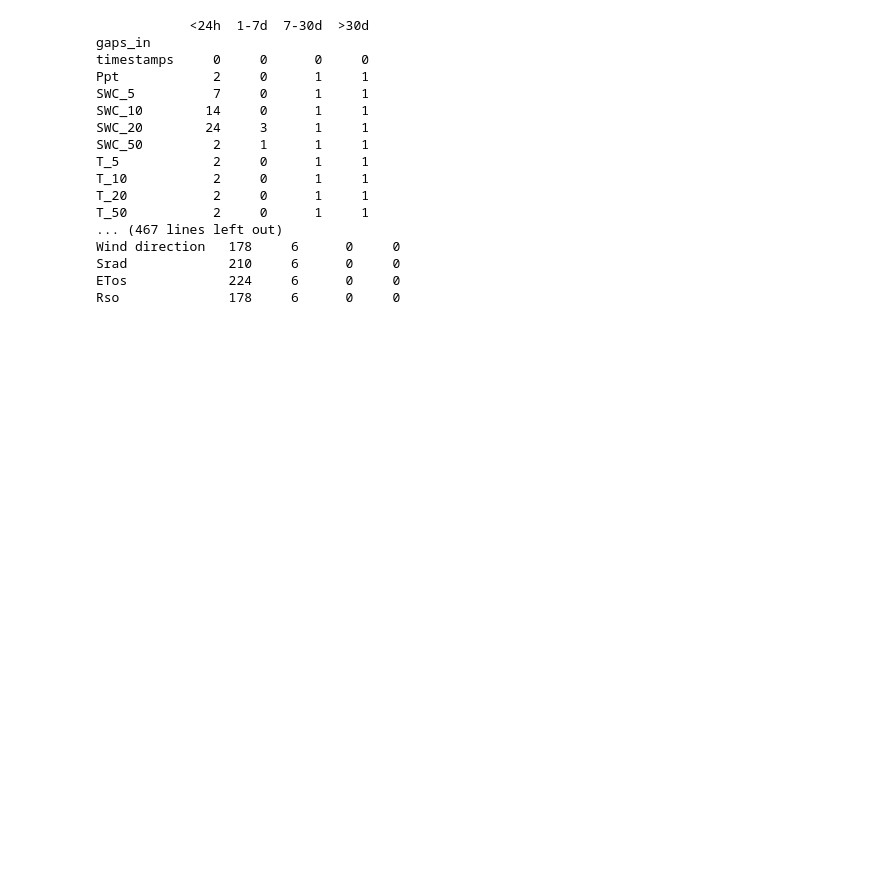
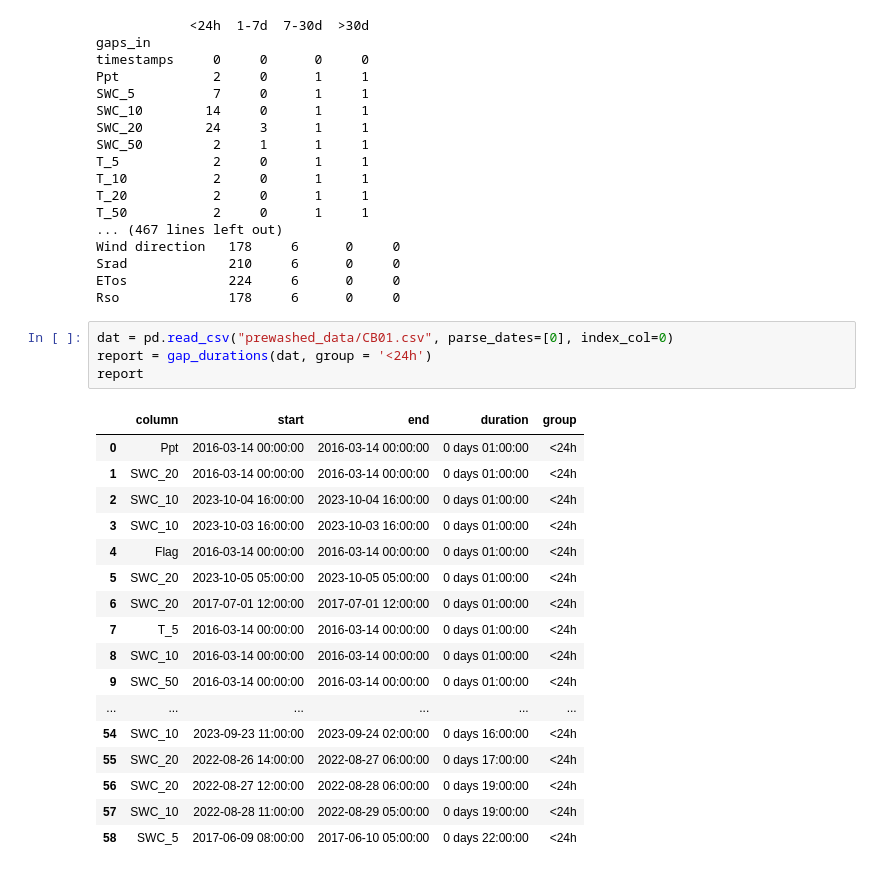
Before and after one commit to kiat/tx-soil-moisture, a Jupyter notebook: data-cleanup-Su26/gap_check.ipynb, the cells around one changed output. Cells and saved outputs as stored; diff of their text form; blank space fills up the shorter version.

Commit message:
added gap duration

```diff
--- a/data-cleanup-Su26/gap_check.ipynb
+++ b/data-cleanup-Su26/gap_check.ipynb
@@ -33,3 +33,25 @@ Wind direction   178     6      0     0
 Srad             210     6      0     0
 ETos             224     6      0     0
 Rso              178     6      0     0
+# %%
+dat = pd.read_csv("prewashed_data/CB01.csv", parse_dates=[0], index_col=0)
+report = gap_durations(dat, group = '<24h')
+report
+# %% [output]
+|  | column | start | end | duration | group |
+| 0 | Ppt | 2016-03-14 00:00:00 | 2016-03-14 00:00:00 | 0 days 01:00:00 | <24h |
+| 1 | SWC_20 | 2016-03-14 00:00:00 | 2016-03-14 00:00:00 | 0 days 01:00:00 | <24h |
+| 2 | SWC_10 | 2023-10-04 16:00:00 | 2023-10-04 16:00:00 | 0 days 01:00:00 | <24h |
+| 3 | SWC_10 | 2023-10-03 16:00:00 | 2023-10-03 16:00:00 | 0 days 01:00:00 | <24h |
+| 4 | Flag | 2016-03-14 00:00:00 | 2016-03-14 00:00:00 | 0 days 01:00:00 | <24h |
+| 5 | SWC_20 | 2023-10-05 05:00:00 | 2023-10-05 05:00:00 | 0 days 01:00:00 | <24h |
+| 6 | SWC_20 | 2017-07-01 12:00:00 | 2017-07-01 12:00:00 | 0 days 01:00:00 | <24h |
+| 7 | T_5 | 2016-03-14 00:00:00 | 2016-03-14 00:00:00 | 0 days 01:00:00 | <24h |
+| 8 | SWC_10 | 2016-03-14 00:00:00 | 2016-03-14 00:00:00 | 0 days 01:00:00 | <24h |
+| 9 | SWC_50 | 2016-03-14 00:00:00 | 2016-03-14 00:00:00 | 0 days 01:00:00 | <24h |
+| ... | ... | ... | ... | ... | ... |
+| 54 | SWC_10 | 2023-09-23 11:00:00 | 2023-09-24 02:00:00 | 0 days 16:00:00 | <24h |
+| 55 | SWC_20 | 2022-08-26 14:00:00 | 2022-08-27 06:00:00 | 0 days 17:00:00 | <24h |
+| 56 | SWC_20 | 2022-08-27 12:00:00 | 2022-08-28 06:00:00 | 0 days 19:00:00 | <24h |
+| 57 | SWC_10 | 2022-08-28 11:00:00 | 2022-08-29 05:00:00 | 0 days 19:00:00 | <24h |
+| 58 | SWC_5 | 2017-06-09 08:00:00 | 2017-06-10 05:00:00 | 0 days 22:00:00 | <24h |
```
Also changed, not shown: parts of 1 cell of this notebook, 1 other file.
